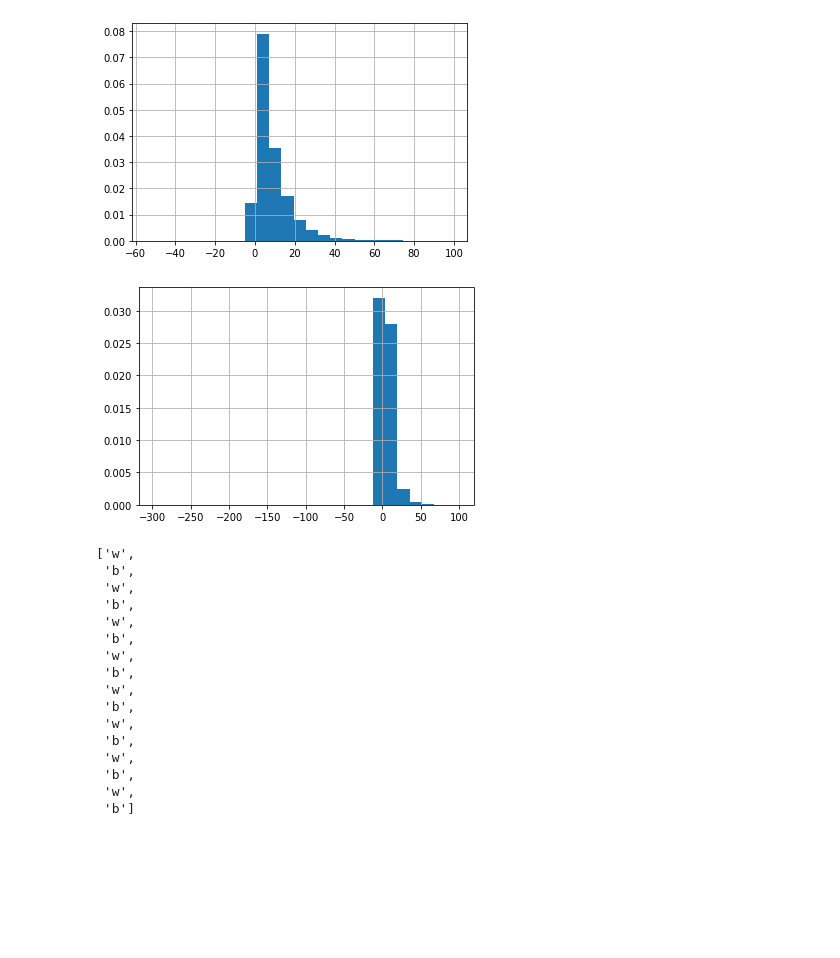
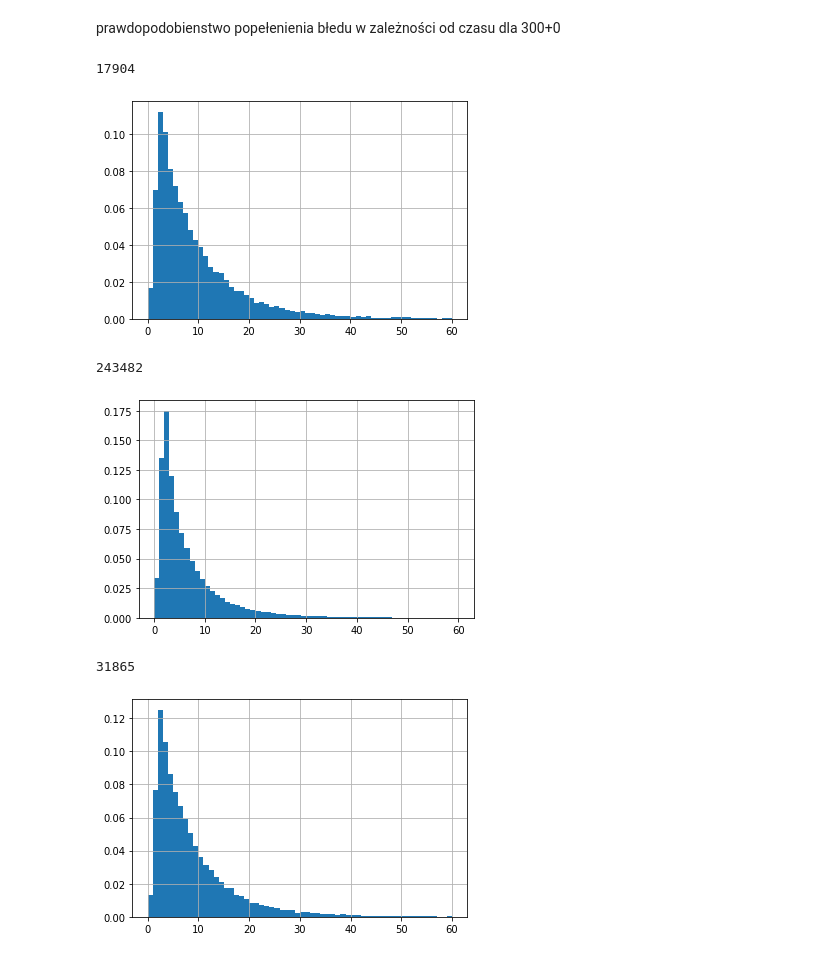
Before and after one commit to rogulforce/Chess, a Jupyter notebook: Python/analysis.ipynb, the cells around one changed output. Saved outputs shown, nothing was run; the diff lists cells and outputs as text; code cells hidden in the pictures; blank space fills up the shorter version.

```diff
--- a/Python/analysis.ipynb
+++ b/Python/analysis.ipynb
@@ -22,31 +22,23 @@ db
+# %% [markdown]
+prawdopodobienstwo popełenienia błedu w zależności od czasu dla 300+0
 # %%
-blunder_60 = db[(db['score'] == 'blunder' )&( db['TimeControl'] == '300+0') & (db['delta_time']< 100)]
-a = blunder_60['delta_time'].hist(bins = 25, density = True)
+blunder_60 = db[(db['score'] == 'blunder' )&( db['TimeControl'] == '300+0') & (db['delta_time']<= 60)& (db['move'] > 4) & (db['delta_time']>= 0) ]
+a = blunder_60['delta_time'].hist(bins = 60, density = True)
+len(blunder_60)
 # %% [output]
+17904
-[figure, old version]
+[figure, new version]
 # %%
-blunder_60 = db[(db['TimeControl'] == '300+0')& (db['delta_time']< 100)]
-a = blunder_60['delta_time'].hist(bins = 25, density = True)
+blunder_60 = db[(db['TimeControl'] == '300+0') & (db['delta_time']<= 60) & (db['move'] > 4) & (db['delta_time']>= 0) ]
+b = blunder_60['delta_time'].hist(bins = 60, density = True)
+len(blunder_60)
 # %% [output]
+243482
-[figure, old version]
+[figure, new version]
-# %%
-n = 16
-a =
-a[:n]
-# %% [output]
-['w',
- 'b',
- 'w',
- 'b',
- 'w',
- 'b',
- 'w',
- 'b',
- 'w',
- 'b',
- 'w',
- 'b',
- 'w',
- 'b',
- 'w',
- 'b']
+# %%
+blunder_60 = db[(db['score'] == 'mistake' )&( db['TimeControl'] == '300+0') & (db['delta_time']<= 60)& (db['move'] > 4) & (db['delta_time']>= 0) ]
+c = blunder_60['delta_time'].hist(bins = 60, density = True)
+len(blunder_60)
+# %% [output]
+31865
+[figure, added]
```
Also changed, not shown: parts of 14 cells of this notebook, 12 other files.
